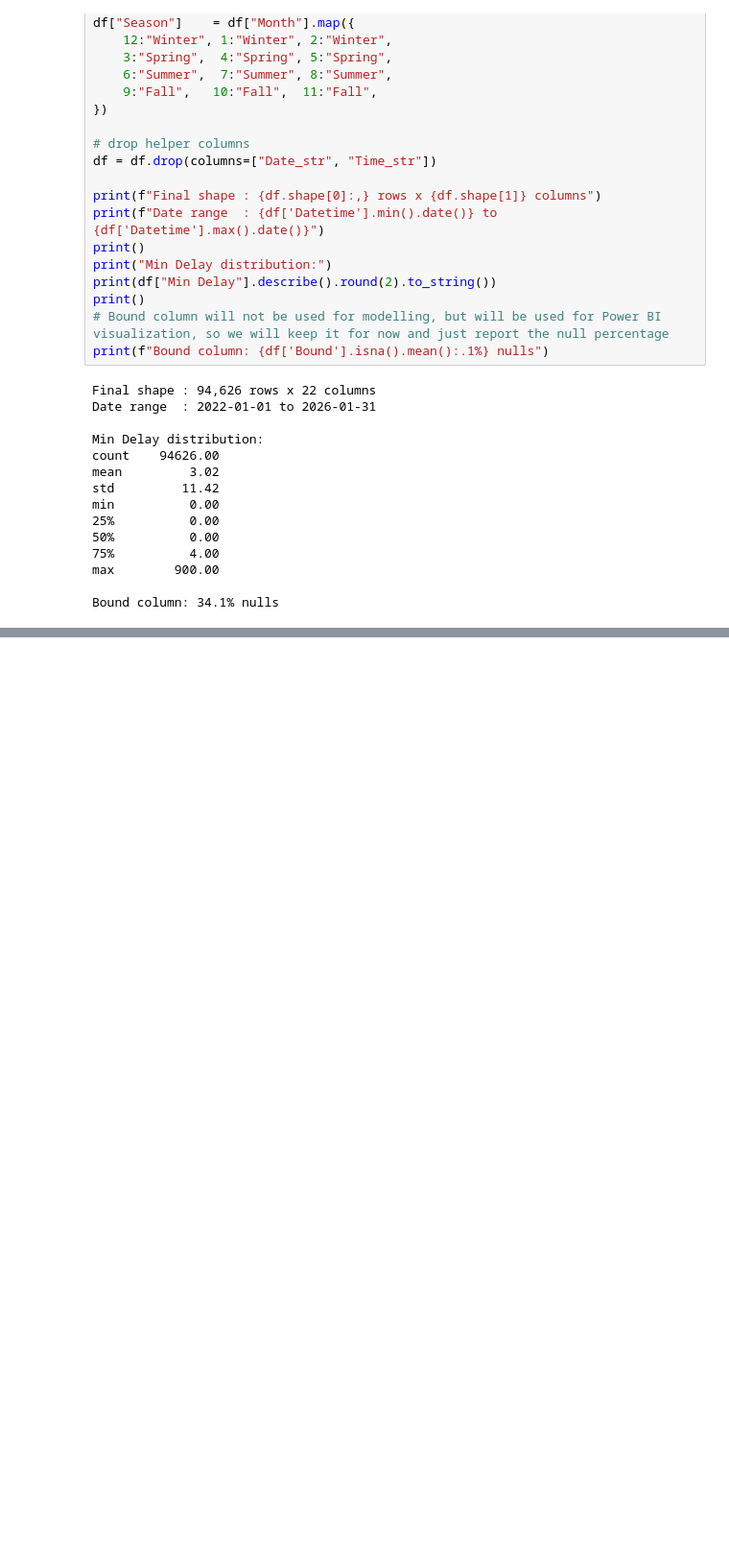
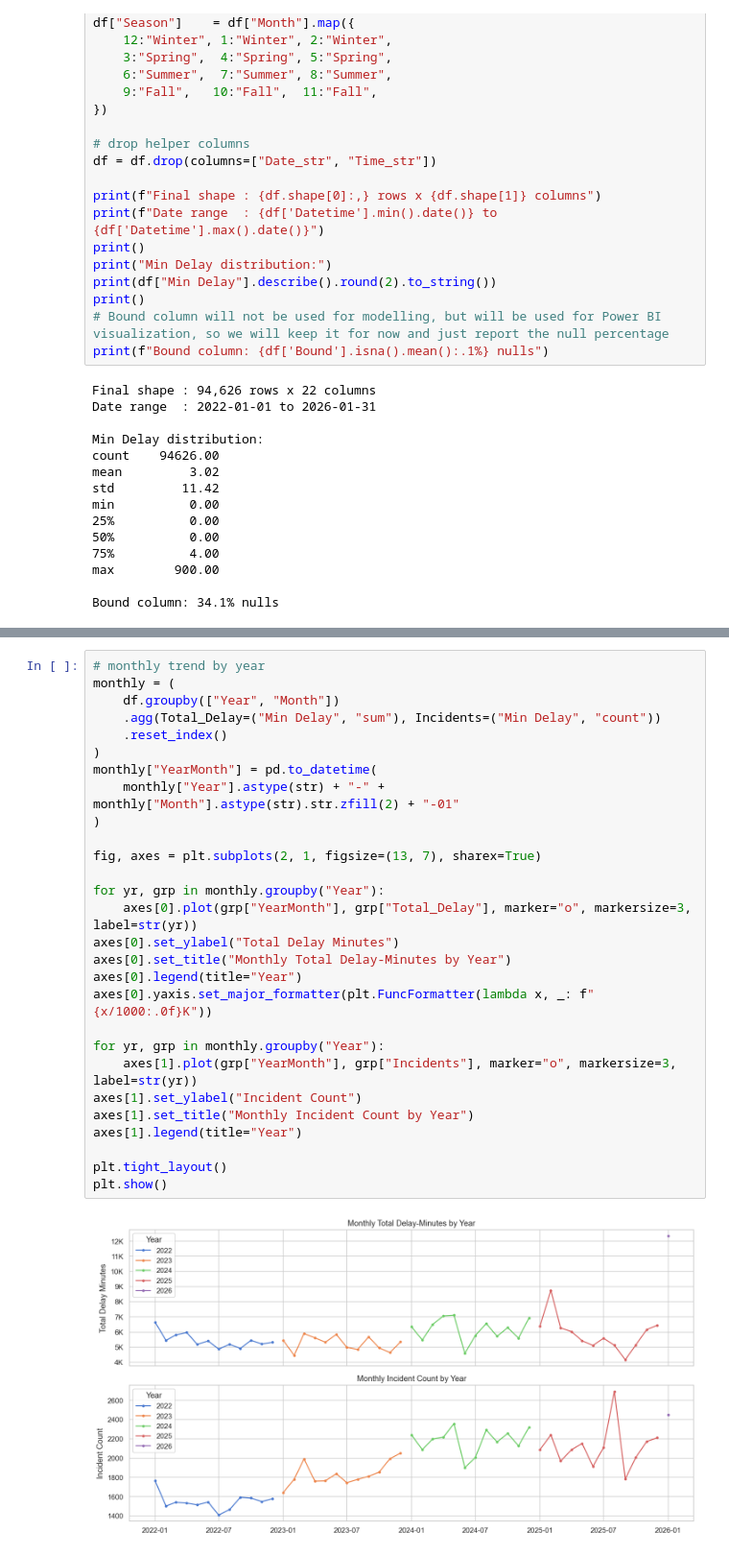
Before and after one commit to jasonqiu0/ttc-delay-analysis, a Jupyter notebook: subway.ipynb, the cells around one changed output, grey strips where cells are left out. Shown at 96% size. Cells and saved outputs as stored; diff of their text form; blank space fills up the shorter version.

```diff
--- a/subway.ipynb
+++ b/subway.ipynb
@@ -290,0 +383,30 @@ df.describe()
+# %%
+# monthly trend by year
+monthly = (
+    df.groupby(["Year", "Month"])
+    .agg(Total_Delay=("Min Delay", "sum"), Incidents=("Min Delay", "count"))
+    .reset_index()
+)
+monthly["YearMonth"] = pd.to_datetime(
+    monthly["Year"].astype(str) + "-" + monthly["Month"].astype(str).str.zfill(2) + "-01"
+)
+
+fig, axes = plt.subplots(2, 1, figsize=(13, 7), sharex=True)
+
+for yr, grp in monthly.groupby("Year"):
+    axes[0].plot(grp["YearMonth"], grp["Total_Delay"], marker="o", markersize=3, label=str(yr))
+axes[0].set_ylabel("Total Delay Minutes")
+axes[0].set_title("Monthly Total Delay-Minutes by Year")
+axes[0].legend(title="Year")
+axes[0].yaxis.set_major_formatter(plt.FuncFormatter(lambda x, _: f"{x/1000:.0f}K"))
+
+for yr, grp in monthly.groupby("Year"):
+    axes[1].plot(grp["YearMonth"], grp["Incidents"], marker="o", markersize=3, label=str(yr))
+axes[1].set_ylabel("Incident Count")
+axes[1].set_title("Monthly Incident Count by Year")
+axes[1].legend(title="Year")
+
+plt.tight_layout()
+plt.show()
+# %% [output]
+[figure, added]
```
Also changed, not shown: parts of 9 cells of this notebook.
